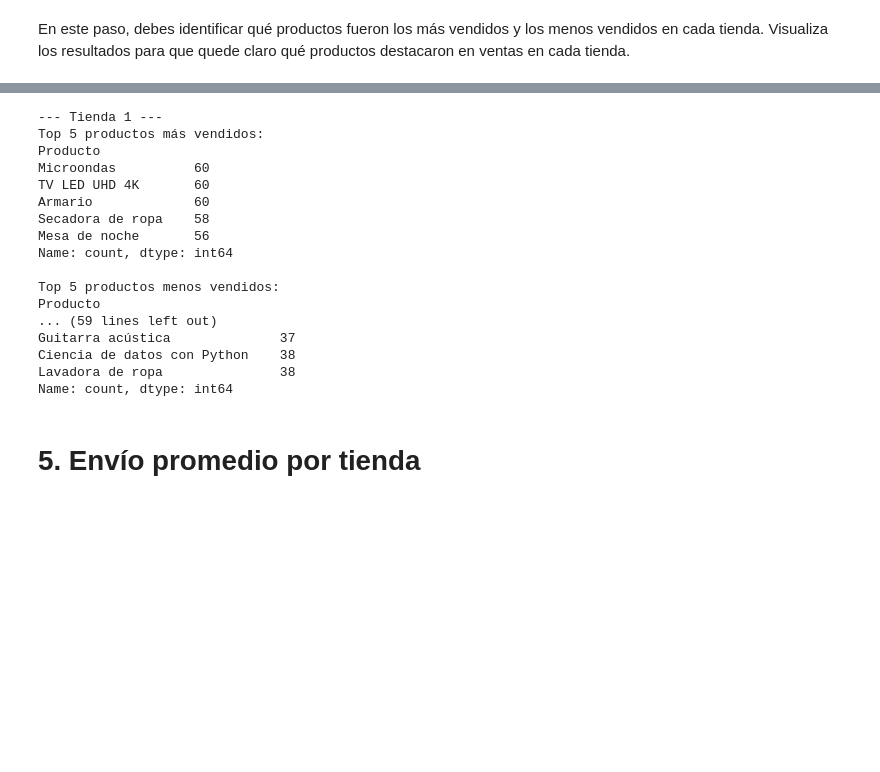
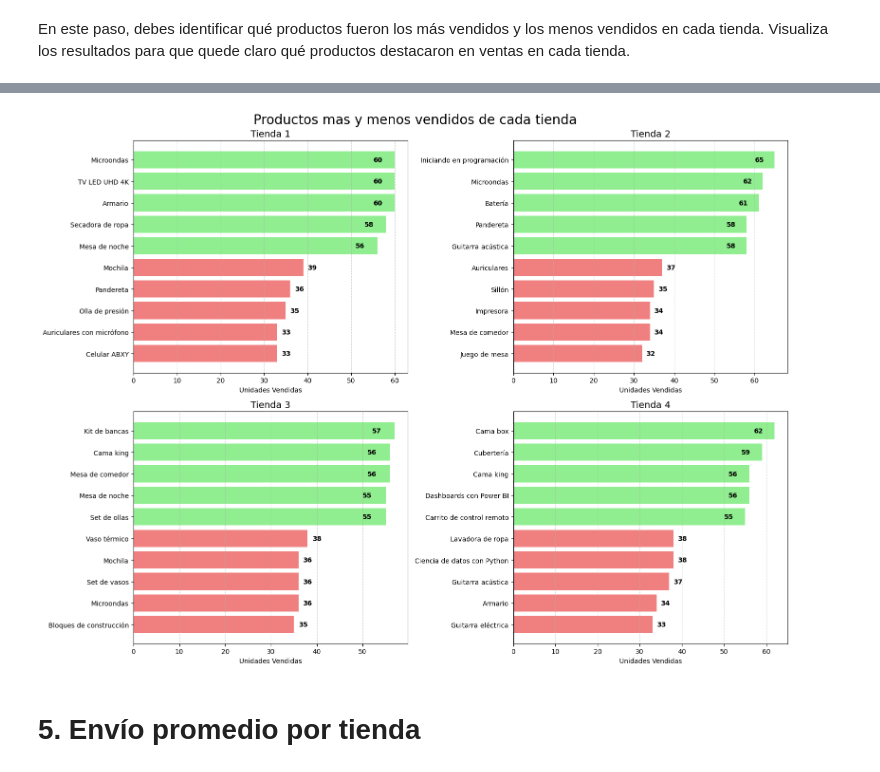
Before and after one commit to RubenAndreeB/challenge1_data-science_alura-store, a Jupyter notebook: AluraStoreLatam.ipynb, the cells around one changed output, grey strips where cells are left out. Saved outputs shown, nothing was run; the diff lists cells and outputs as text; code cells hidden in the pictures; blank space fills up the shorter version.

```diff
--- a/AluraStoreLatam.ipynb
+++ b/AluraStoreLatam.ipynb
@@ -127,9 +171,13 @@ La tienda 4 tiene una calificación promedio de: 4.00
 # %% [markdown]
 En este paso, debes identificar qué productos fueron los más vendidos y los menos vendidos en cada tienda. Visualiza los resultados para que quede claro qué productos destacaron en ventas en cada tienda.
 # %%
-print('Top 5 productos más vendidos (Tienda 1):')
-print(tienda['Producto'].value_counts().sort_values(ascending=False).head(5))
+muestra = 10 # Muestra de productos, considere 5 como adecuados
+stores = {'Tienda 1': tienda, 'Tienda 2': tienda2, 'Tienda 3': tienda3, 'Tienda 4': tienda4}
 
-print('\nTop 5 productos menos vendidos (Tienda 1):')
-print(tienda['Producto'].value_counts().sort_values(ascending=True).head(5))
+for name, df in stores.items():
+    print(f'\n--- {name} ---')
+    print(f'Top 5 productos más vendidos:')
+    print(df['Producto'].value_counts().sort_values(ascending=False).head(muestra))
+    print(f'\nTop 5 productos menos vendidos:')
+    print(df['Producto'].value_counts().sort_values(ascending=True).head(muestra))
 # %% [output]
@@ -153,31 +201,32 @@ Name: count, dtype: int64
-# %%
-muestra = 5 # Muestra de productos, considere 5 como adecuados
-stores = {'Tienda 1': tienda, 'Tienda 2': tienda2, 'Tienda 3': tienda3, 'Tienda 4': tienda4}
-
-for name, df in stores.items():
-    print(f'\n--- {name} ---')
-    print(f'Top 5 productos más vendidos:')
-    print(df['Producto'].value_counts().sort_values(ascending=False).head(muestra))
-    print(f'\nTop 5 productos menos vendidos:')
-    print(df['Producto'].value_counts().sort_values(ascending=True).head(muestra))
-# %% [output]
---- Tienda 1 ---
-Top 5 productos más vendidos:
-Producto
-Microondas          60
-TV LED UHD 4K       60
-Armario             60
-Secadora de ropa    58
-Mesa de noche       56
-Name: count, dtype: int64
-
-Top 5 productos menos vendidos:
-Producto
-... (59 lines left out)
-Guitarra acústica              37
-Ciencia de datos con Python    38
-Lavadora de ropa               38
-Name: count, dtype: int64
+# %%
+muestra = 5
+fig, axes = plt.subplots(2, 2, figsize=(16, 12))
+fig.suptitle('Productos mas y menos vendidos de cada tienda', fontsize=20)
+axes = axes.flatten()
+
+for i, (name, df) in enumerate(stores.items()):
+    top_v = df['Producto'].value_counts().sort_values(ascending=False).head(muestra)
+    bottom_v = df['Producto'].value_counts().sort_values(ascending=True).head(muestra)
+
+    ax = axes[i]
+    combined = pd.concat([top_v, bottom_v]).sort_values(ascending=True)
+    colores_productos_vendidos = ['lightcoral'] * muestra + ['lightgreen'] * muestra
+    barras = ax.barh(combined.index, combined.values, color=colores_productos_vendidos)
+
+    ax.set_title(name, fontsize=14)
+    ax.set_xlabel('Unidades Vendidas')
+    ax.grid(axis='x', linestyle='--', alpha=0.5)
+
+    for barra in barras:
+        ancho = barra.get_width()
+        pos_x = ancho - 5 if ancho > 50 else ancho + 1
+        color_txt = 'black'
+        ax.text(pos_x, barra.get_y() + barra.get_height()/2, f'{int(ancho)}', va='center', color=color_txt, fontweight='bold')
+
+plt.tight_layout()
+plt.show()
+# %% [output]
+[figure, added]
 # %% [markdown]
 # 5. Envío promedio por tienda
 # %% [markdown]
```
Also changed, not shown: parts of 15 cells of this notebook.
